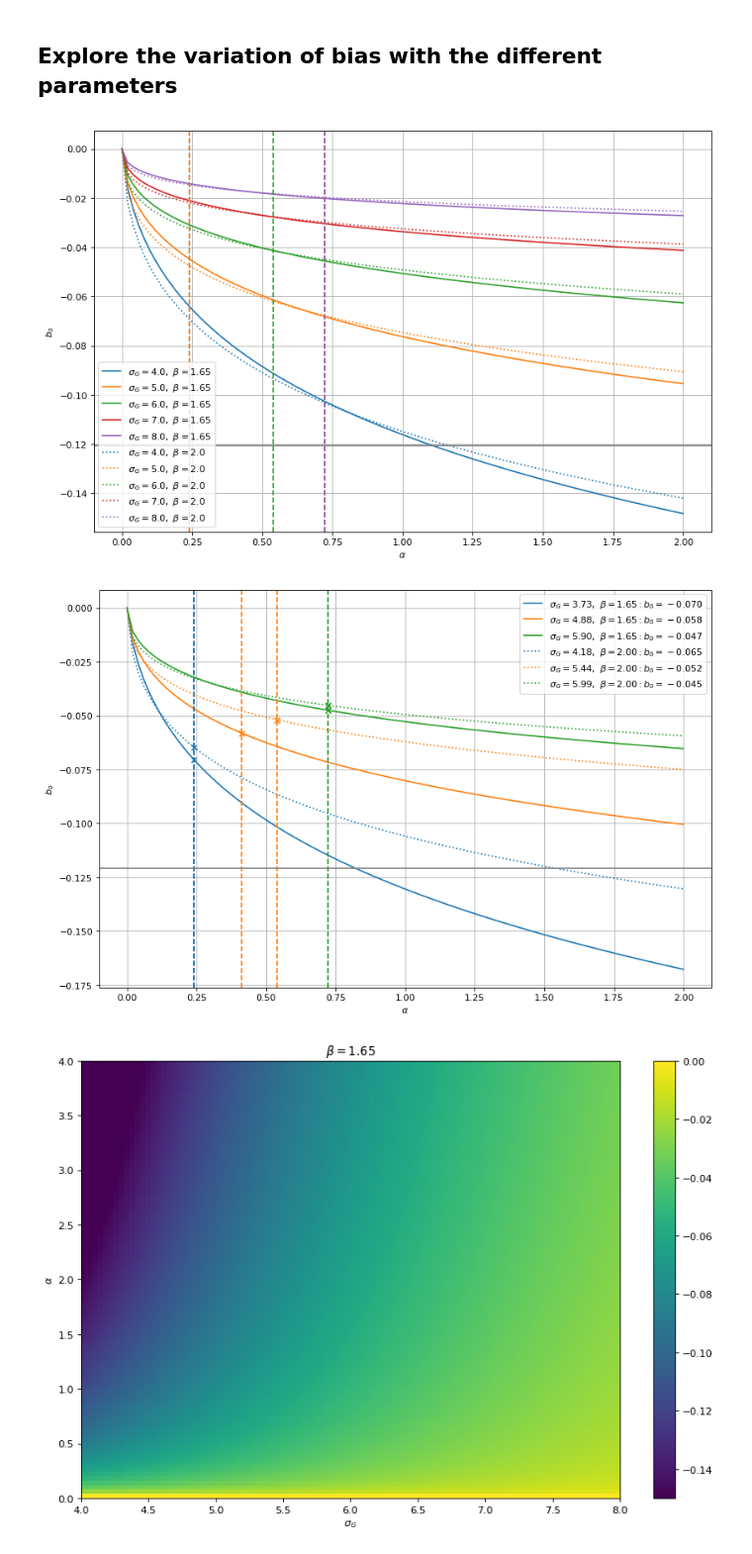
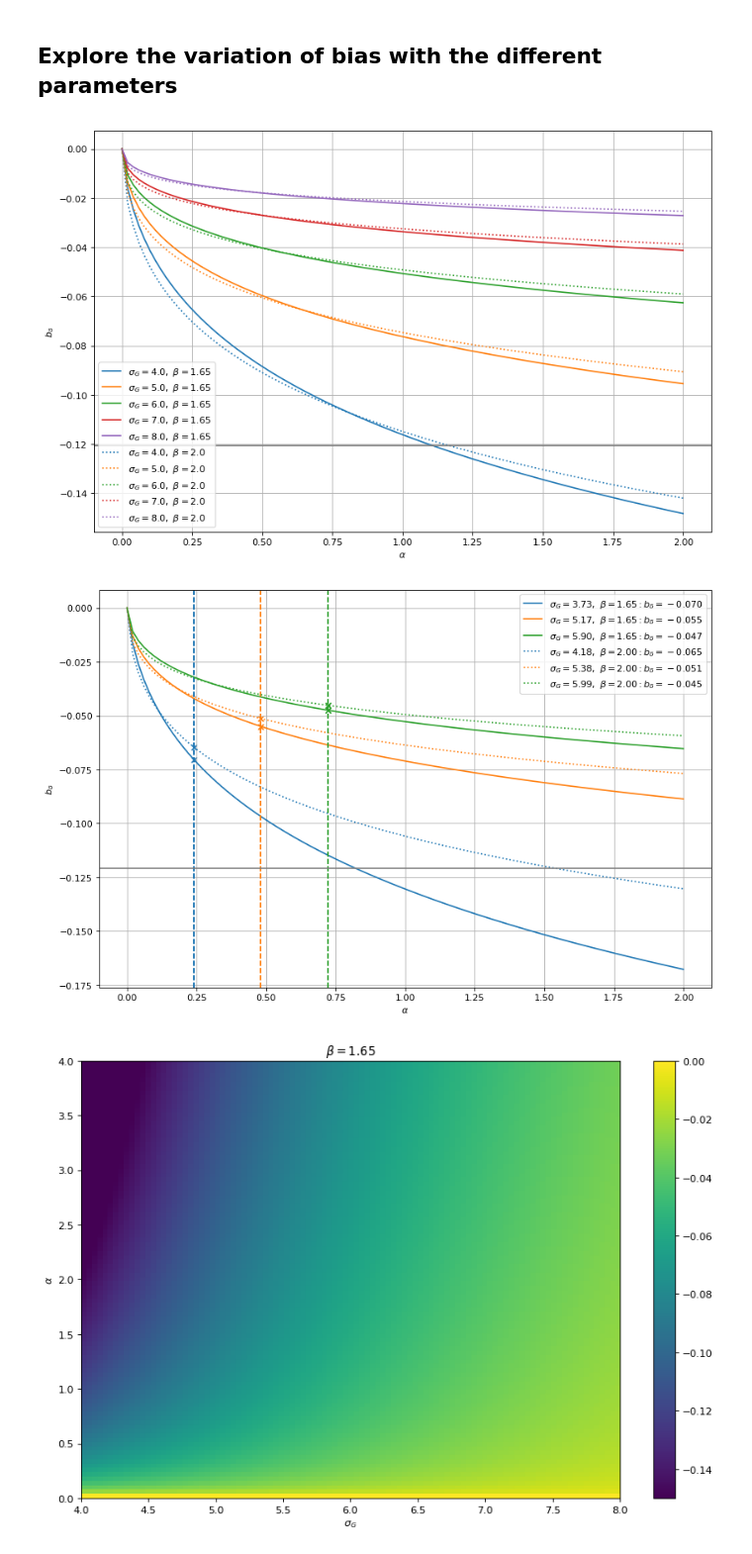
Before and after one commit to igmhub/LyaCoLoRe, a Jupyter notebook: notebooks/analytic_bias.ipynb, the cells around one changed output. Shown at 99% size. Cells and saved outputs as stored; diff of their text form; code cells hidden in the pictures.

```diff
--- a/notebooks/analytic_bias.ipynb
+++ b/notebooks/analytic_bias.ipynb
@@ -262,8 +270,8 @@ for i,b in enumerate(b_values):
             bias += [-np.sqrt(theoretical_bias2(z_value,a,b,sG,d,q='flux2'))]
         plt.plot(a_values,bias,label=r'$\sigma_G={},\ \beta={}$'.format(sG,b),c=colours[j],linestyle=linestyles[i])
 plt.axhline(y=-0.1207,color='gray')
-for i,a in enumerate(a_line_values):
-    plt.axvline(x=a,color=colours[i],linestyle='--')
+#for i,a in enumerate(a_line_values):
+#    plt.axvline(x=a,color=colours[i],linestyle='--')
 
 plt.xlabel(r'$\alpha$')
 plt.ylabel(r'$b_{\delta}$')
@@ -271,7 +279,7 @@ plt.grid()
 plt.legend()
 plt.show()
 # %% [output]
-[figure, old version]
+[figure, new version]
 # %%
 #Plot bias vs a for different b and sG values
 z_value = 2.4
@@ -291,10 +299,10 @@ for tuning_file in tuning_files:
 
 #alpha, beta index, sigma_G (all measured at z=2.4), colour index, linestyle index
 parameter_sets = [(0.241, 1.65 , 3.732, 0, 0),
-                  (0.412, 1.65 , 4.881, 1, 0),
+                  (0.481, 1.65 , 5.173, 1, 0),
                   (0.722, 1.65 , 5.899, 2, 0),
                   (0.241, 2.0  , 4.185, 0, 1),
-                  (0.539, 2.0  , 5.438, 1, 1),
+                  (0.481, 2.0  , 5.380, 1, 1),
                   (0.722, 2.0  , 5.987, 2, 1),
                  ]
 
@@ -302,37 +310,34 @@ parameter_sets = [(0.241, 1.65 , 3.732, 0, 0),
 d = np.interp(z_value,z,D)
 plt.figure(figsize=(12, 8), dpi= 80, facecolor='w', edgecolor='k')
 
 for i,parameter_set in enumerate(parameter_sets):
     a = parameter_set[0]
     b = parameter_set[1]
     s = parameter_set[2]
     i_c = parameter_set[3]
     i_l = parameter_set[4]
 
     bias_values = []
     for a_value in a_values:
         bias_values += [-np.sqrt(theoretical_bias2(z_value,a_value,b,s,d,q='flux2'))]
     bias_values = np.array(bias_values)[:,0].T
 
     bias = np.interp(a,a_values,bias_values)
     plt.scatter(a,bias,marker='x',c=colours[i_c])
 
     plt.plot(a_values,bias_values,label=r'$\sigma_G={:1.2f},\ \beta={:1.2f}: b_\delta={:1.3f}$'.format(s,b,bias),c=colours[i_c],linestyle=linestyles[i_l])
     plt.axvline(x=a,color=colours[i_c],linestyle='--')
 
-
-
 #BOSS result
 plt.axhline(y=-0.1207,color='gray')
-
 
 plt.xlabel(r'$\alpha$')
 plt.ylabel(r'$b_{\delta}$')
 plt.grid()
 plt.legend()
 plt.show()
 # %% [output]
-[figure, old version]
+[figure, new version]
 # %%
 #Plot theoretical bias as a function of alpha and sigma_G in 2D at fixed redshift and b values
 z_value = 2.4
```
Also changed, not shown: parts of 17 cells of this notebook, 2 other files.
